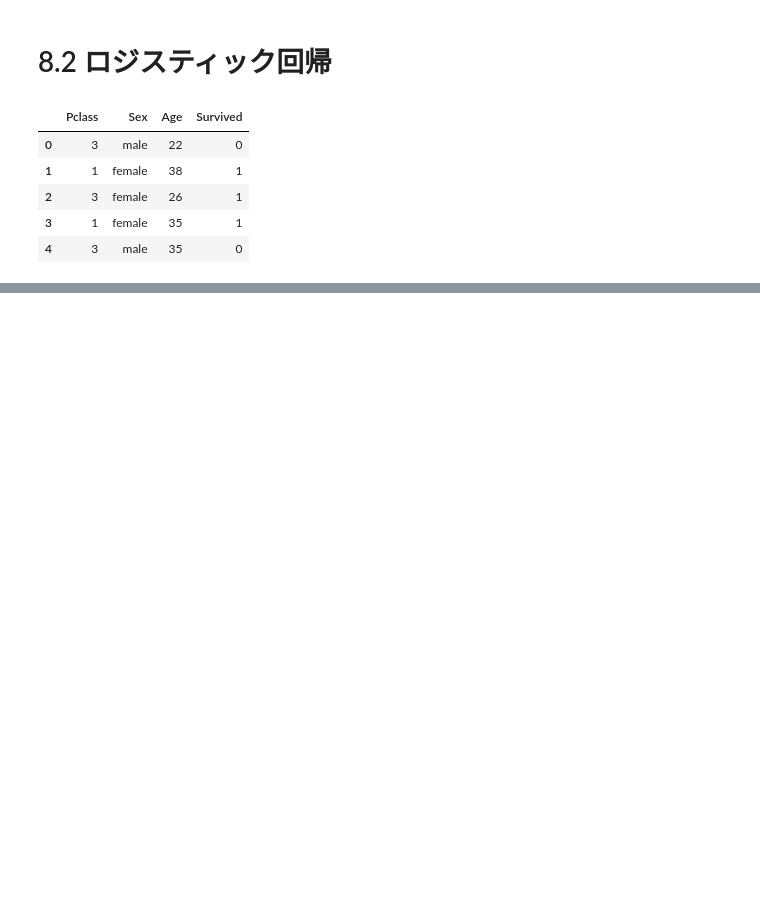
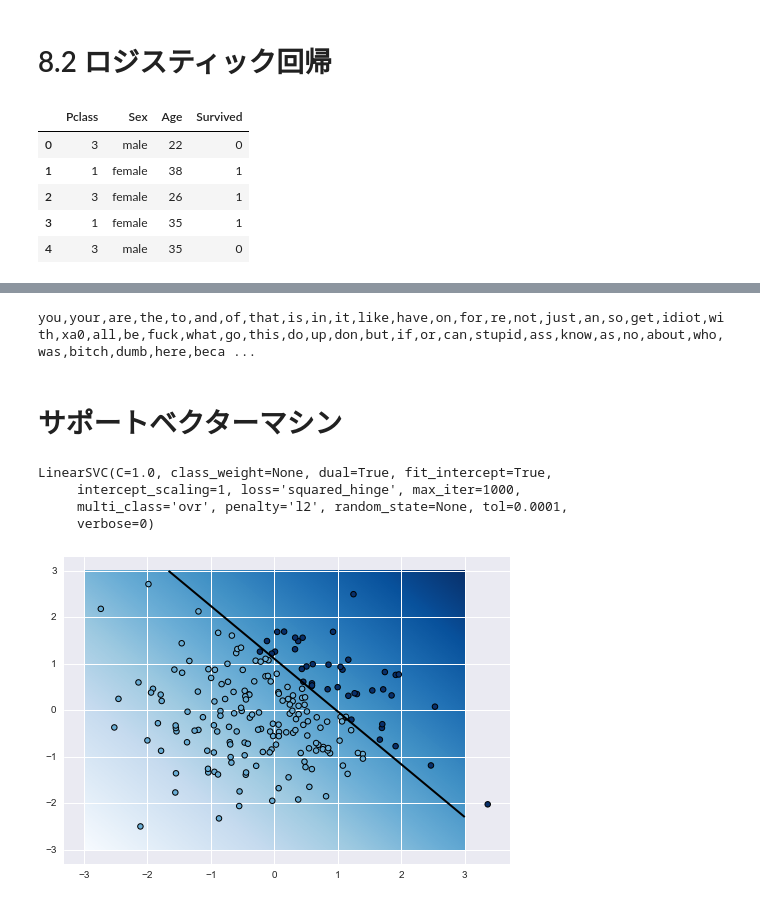
Before and after one commit to kasajei/PythonMachineLearning, a Jupyter notebook: IPythonNotebook/Chapter8.ipynb, the cells around one changed output, grey strips where cells are left out. Cells and saved outputs as stored; diff of their text form; code cells hidden in the pictures; blank space fills up the shorter version.

```diff
--- a/IPythonNotebook/Chapter8.ipynb
+++ b/IPythonNotebook/Chapter8.ipynb
@@ -105,0 +219,36 @@ for i, sex, color in zip((0,1), ("male", "female"), ("#3345d0", "#cc3dc0")):
+# %%
+names = np.asarray(tf.get_feature_names())
+print(",".join(names[np.argsort(bnb.best_estimator_.coef_[0, :])[::-1][:50]]))
+# %% [output]
+you,your,are,the,to,and,of,that,is,in,it,like,have,on,for,re,not,just,an,so,get,idiot,with,xa0,all,be,fuck,what,go,this,do,up,don,but,if,or,can,stupid,ass,know,as,no,about,who,was,bitch,dumb,here,beca ...
+# %% [markdown]
+# サポートベクターマシン
+# %%
+X = np.random.randn(200, 2)
+y = X[:, 0] + X[:, 1] > 1
+# %%
+est = svm.LinearSVC()
+est.fit(X, y)
+# %% [output]
+LinearSVC(C=1.0, class_weight=None, dual=True, fit_intercept=True,
+     intercept_scaling=1, loss='squared_hinge', max_iter=1000,
+     multi_class='ovr', penalty='l2', random_state=None, tol=0.0001,
+     verbose=0)
+# %%
+xx, yy = np.meshgrid(np.linspace(-3, 3, 500), np.linspace(-3,3, 500))
+def plot_decision_function(est):
+    Z = est.decision_function(np.c_[xx.ravel(), yy.ravel()])
+    Z = Z.reshape(xx.shape)
+    cmap = plt.cm.Blues
+    plt.imshow(
+        Z,
+        extent=(xx.min(), xx.max(), yy.min(), yy.max()),
+        aspect="auto",
+        origin="lower",
+        cmap=cmap)
+    plt.contour(xx, yy, Z , levels=[0], linewidths=2, coors="k")
+    plt.scatter(X[:, 0], X[:, 1], s=30, c=.5+.5*y, lw=1, cmap=cmap, vmin=0, vmax=1)
+# %%
+plot_decision_function(est)
+# %% [output]
+[figure, added]
```
Also changed, not shown: parts of 49 cells of this notebook.
